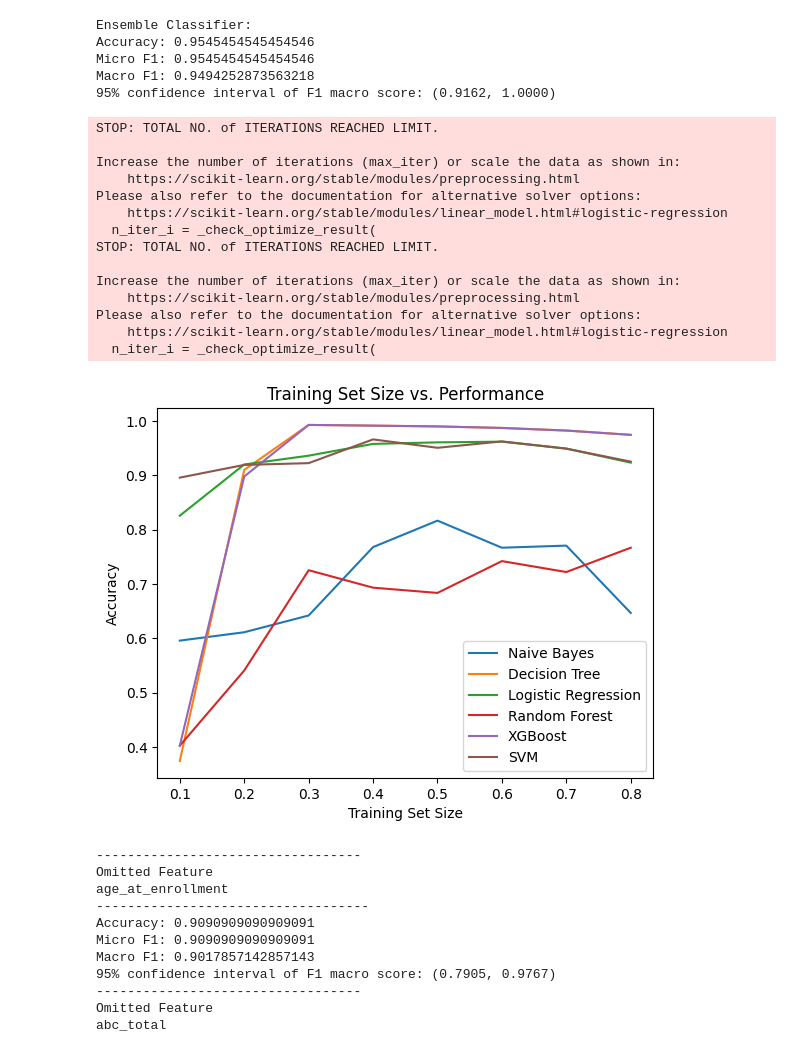
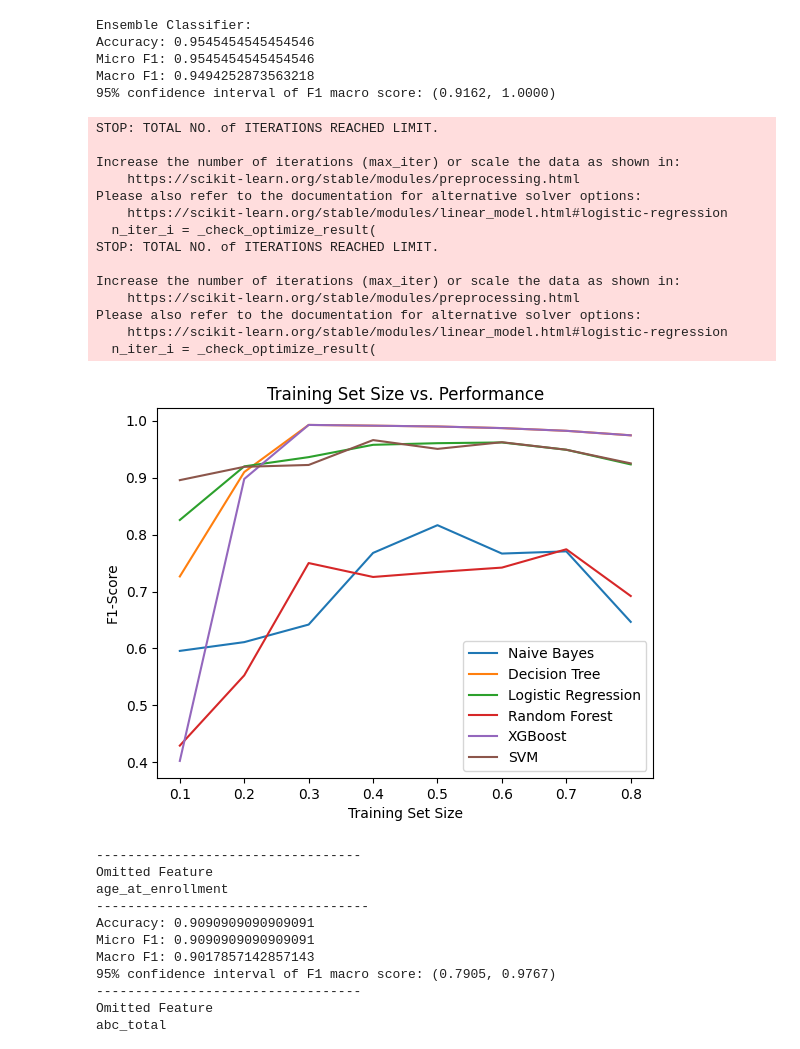
Before and after one commit to avifin19/BMI550_Assignment2_Avinash, a Jupyter notebook: BMI_NLP_Assignment_2_Avinash.ipynb, the cells around one changed output. Cells and saved outputs as stored; diff of their text form; code cells hidden in the pictures.

```diff
--- a/BMI_NLP_Assignment_2_Avinash.ipynb
+++ b/BMI_NLP_Assignment_2_Avinash.ipynb
@@ -425,8 +436,7 @@ Micro F1: 0.9545454545454546
 Macro F1: 0.9494252873563218
 95% confidence interval of F1 macro score: (0.9162, 1.0000)
 # %%
-# Train Size Performance
-
+# Train Size Performance Variation Study
 
 # Define classifiers and their respective hyperparameters
 classifiers = {
@@ -435,17 +445,17 @@ classifiers = {
     "Logistic Regression": LogisticRegression(C=1, penalty='l2', max_iter=1000),
     "Random Forest": RandomForestClassifier(max_depth=15, min_samples_split=2, n_estimators=200),
     "XGBoost": XGBClassifier(learning_rate=0.01, max_depth=3, n_estimators=50, use_label_encoder=False, eval_metric="logloss"),
-    "SVM": SVC(C=0.1, kernel='linear', probability=True)  # `probability=True` is added because soft voting requires predict_proba method
+    "SVM": SVC(C=0.1, kernel='linear', probability=True)
 }
 
 # Training set size vs. performance
-sizes = [i/10 for i in range(1,9)]  # using 10% to 100% of training data
+sizes = [i/10 for i in range(1,9)]
 
 for clf_name, clf in classifiers.items():
     performance = []
     for size in sizes:
 
-      train_df, test_df = train_test_split(df, train_size= size, random_state=42)
+      train_df, test_df = train_test_split(df, train_size= size, random_state=42) # HERE TEST DATA IS FROM THE TRAINING DATA SPLIT
       # TF-IDF Vector
       vectorizer = TfidfVectorizer(ngram_range=(1, 3))
       X_train_tfidf = vectorizer.fit_transform(train_df['fall_description'])
@@ -464,34 +474,34 @@ for clf_name, clf in classifiers.items():
       # Initializing Final Features
       y_train = train_df['fog_q_class']
       y_test = test_df["fog_q_class"]
 
       clf.fit(X_train, y_train)
       y_pred = clf.predict(X_test)
 
       performance.append(f1_score(y_test, y_pred, average = 'macro'))
 
     plt.plot(sizes, performance, label=clf_name)
 
 plt.xlabel("Training Set Size")
-plt.ylabel("Accuracy")
+plt.ylabel("F1-Score")
 plt.title("Training Set Size vs. Performance")
 plt.legend()
 plt.show()
 # %% [output]
 STOP: TOTAL NO. of ITERATIONS REACHED LIMIT.
 
 Increase the number of iterations (max_iter) or scale the data as shown in:
     https://scikit-learn.org/stable/modules/preprocessing.html
 Please also refer to the documentation for alternative solver options:
     https://scikit-learn.org/stable/modules/linear_model.html#logistic-regression
   n_iter_i = _check_optimize_result(
 STOP: TOTAL NO. of ITERATIONS REACHED LIMIT.
 
 Increase the number of iterations (max_iter) or scale the data as shown in:
     https://scikit-learn.org/stable/modules/preprocessing.html
 Please also refer to the documentation for alternative solver options:
     https://scikit-learn.org/stable/modules/linear_model.html#logistic-regression
   n_iter_i = _check_optimize_result(
-[figure, old version]
+[figure, new version]
 # %%
 # Ablation
```
Also changed, not shown: parts of 11 cells of this notebook.
